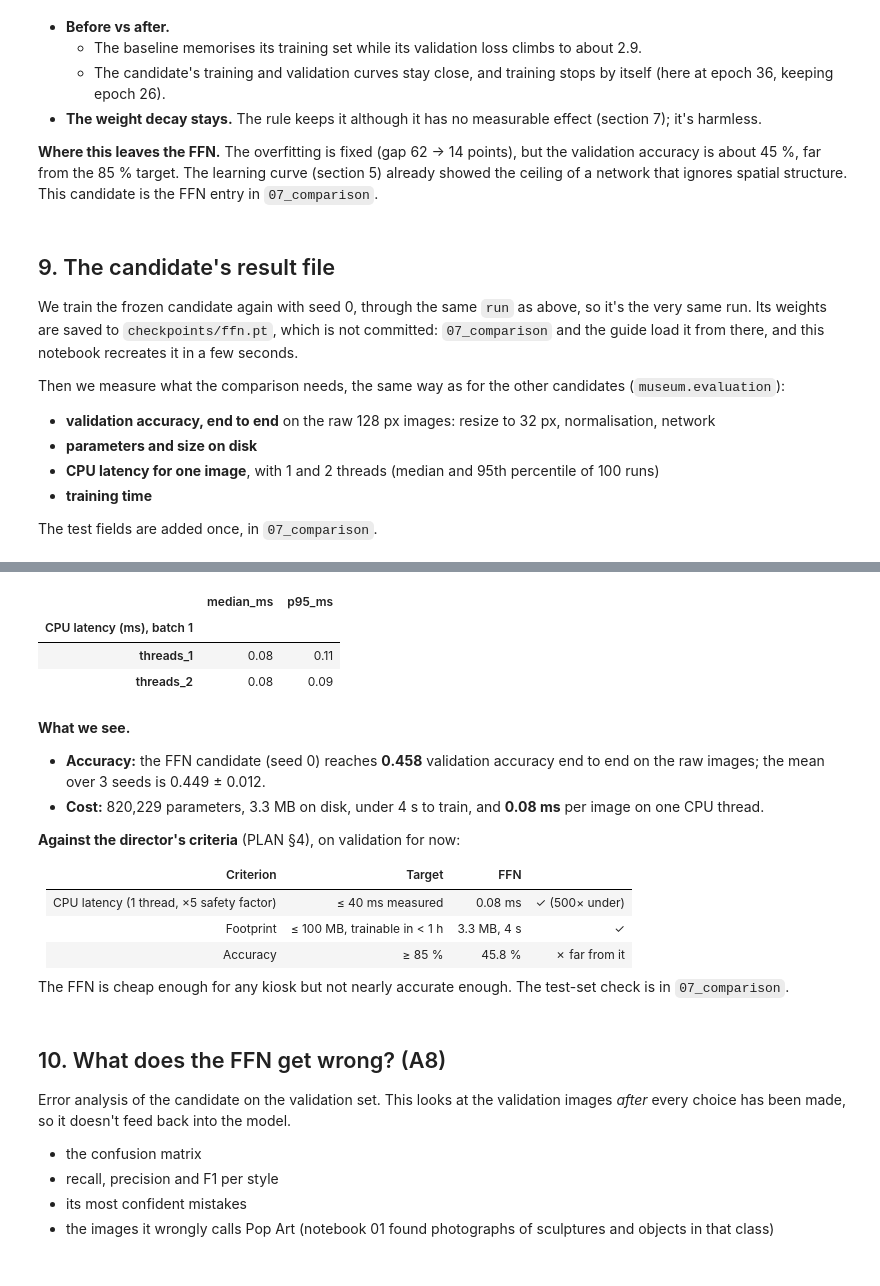
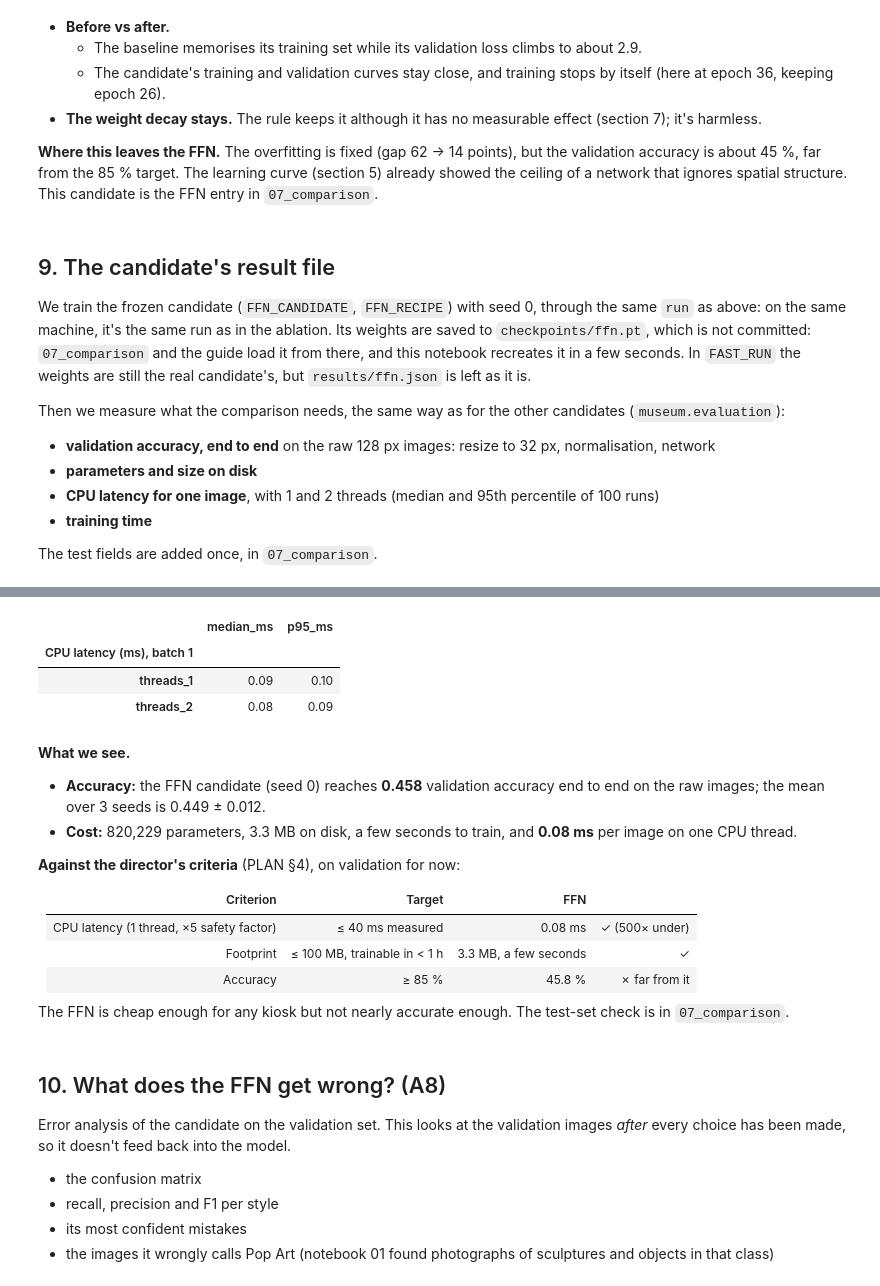
Before and after one commit to anthonyrascle43-stack/Neural-Network-Project, a Jupyter notebook: notebooks/03_diagnosis.ipynb, the cells around one changed output, grey strips where cells are left out. Drawn from its saved outputs; the diff is of its cells as text; code cells hidden in the pictures.

```diff
--- a/notebooks/03_diagnosis.ipynb
+++ b/notebooks/03_diagnosis.ipynb
@@ -461,15 +460,18 @@ print(f"chosen: {chosen} -> {chosen_config}")
 frozen = {"size": FFN_CANDIDATE["img_size"], "dropout": FFN_CANDIDATE["dropout"],
           "weight_decay": FFN_RECIPE["weight_decay"], "augment": FFN_RECIPE["augment"],
           "patience": FFN_RECIPE["patience"]}
+frozen_name = next(name for name, config in every_config.items() if config == frozen)
 assert FFN_CANDIDATE["hidden"] == HIDDEN and FFN_RECIPE["batch_size"] == BATCH_SIZE
 if FAST_RUN:
-    print("FAST_RUN: too few epochs and seeds to check the selection")
+    print("FAST_RUN: too few epochs and seeds to compare the selection with the frozen candidate")
+elif chosen == frozen_name and FFN_RECIPE["lr"] == LR and FFN_RECIPE["max_epochs"] == EPOCHS_FIX:
+    print(f"this run selects the frozen candidate ({frozen_name})")
 else:
-    assert FFN_RECIPE["lr"] == LR and FFN_RECIPE["max_epochs"] == EPOCHS_FIX
-    assert frozen == chosen_config, "update FFN_CANDIDATE / FFN_RECIPE in museum/models.py"
+    print(f"warning: this run selects {chosen} at lr {LR:g}, the frozen candidate is {frozen_name} at lr "
+          f"{FFN_RECIPE['lr']:g}. They are within noise; the frozen one is kept.")
 
 n_params = count_parameters(StyleMLP(**FFN_CANDIDATE))
-row = results.loc[chosen]
+row = results.loc[frozen_name]
 print(f"FFN candidate: {n_params:,} parameters ({4 * n_params / 1e6:.1f} MB); "
       f"val acc {row['val acc (mean)']:.3f} ± {row['val acc (std)']:.3f}, train-val gap {row['gap (mean)']:.3f}, "
       f"{row['epochs (mean)']:.0f} epochs and {row['train time (s) (mean)']:.0f} s to train")
@@ -479,7 +482,7 @@ chosen: without dropout 0.5 -> {'size': 32, 'dropout': 0.0, 'weight_decay': 0.05
 FFN candidate: 820,229 parameters (3.3 MB); val acc 0.449 ± 0.012, train-val gap 0.137, 33 epochs and 4 s to train
 # %%
 fig, axes = plt.subplots(2, 2, figsize=(12, 7), sharex=True)
-for row, (name, label) in enumerate([(list(configs)[0], "before: baseline"), (chosen, "after: FFN candidate")]):
+for row, (name, label) in enumerate([(list(configs)[0], "before: baseline"), (frozen_name, "after: FFN candidate")]):
     h = histories[name]
     epochs = range(1, len(h["train_loss"]) + 1)
     axes[row, 0].plot(epochs, h["train_loss"], label="train")
@@ -490,7 +493,7 @@ for row, (name, label) in enumerate([(list(configs)[0], "before: baseline"), (ch
     axes[row, 1].axhline(0.2, color="grey", ls=":")
     axes[row, 0].set(ylabel=label, title="loss", ylim=(0, 4.5))
     axes[row, 1].set(title="accuracy", ylim=(0, 1.02))
-    if h["best_epoch"] is not None and h["best_epoch"] < len(h["train_loss"]) and name == chosen:
+    if h["best_epoch"] is not None and h["best_epoch"] < len(h["train_loss"]) and name == frozen_name:
         for ax in axes[row]:
             ax.axvline(h["best_epoch"], color="green", ls="--", lw=1, label="kept epoch")
     for ax in axes[row]:
@@ -516,7 +519,7 @@ plt.show()
 # %% [markdown]
 ## 9. The candidate's result file
 
-We train the frozen candidate again with seed 0, through the same `run` as above, so it's the very same run. Its weights are saved to `checkpoints/ffn.pt`, which is not committed: `07_comparison` and the guide load it from there, and this notebook recreates it in a few seconds.
+We train the frozen candidate (`FFN_CANDIDATE`, `FFN_RECIPE`) with seed 0, through the same `run` as above: on the same machine, it's the same run as in the ablation. Its weights are saved to `checkpoints/ffn.pt`, which is not committed: `07_comparison` and the guide load it from there, and this notebook recreates it in a few seconds. In `FAST_RUN` the weights are still the real candidate's, but `results/ffn.json` is left as it is.
 
 Then we measure what the comparison needs, the same way as for the other candidates (`museum.evaluation`):
 - **validation accuracy, end to end** on the raw 128 px images: resize to 32 px, normalisation, network
@@ -526,38 +529,34 @@ Then we measure what the comparison needs, the same way as for the other candida
 
 The test fields are added once, in `07_comparison`.
 # %%
-# Built from the selected configuration: equal to FFN_CANDIDATE / FFN_RECIPE (checked above), except in FAST_RUN.
-model_config = {"img_size": chosen_config["size"], "hidden": HIDDEN, "dropout": chosen_config["dropout"]}
-recipe = {**FFN_RECIPE, "lr": LR, "weight_decay": chosen_config["weight_decay"], "augment": chosen_config["augment"],
-          "max_epochs": EPOCHS_FIX, "patience": chosen_config["patience"]}
-result, h, candidate = run(chosen_config, seed=0)
+result, h, candidate = run(frozen, seed=0, epochs=FFN_RECIPE["max_epochs"], lr=FFN_RECIPE["lr"])
 CKPT_DIR.mkdir(exist_ok=True)
-mean, std = norm_stats("train", model_config["img_size"])
-torch.save({"state_dict": candidate.cpu().state_dict(), "config": model_config, "recipe": recipe,
+mean, std = norm_stats("train", FFN_CANDIDATE["img_size"])
+torch.save({"state_dict": candidate.cpu().state_dict(), "config": FFN_CANDIDATE, "recipe": FFN_RECIPE,
             "mean": mean, "std": std}, CKPT_DIR / "ffn.pt")
 
 X_val, y_val = get_arrays(128, "val")
-cpu_model = StyleMLP(**model_config)
+cpu_model = StyleMLP(**FFN_CANDIDATE)
 cpu_model.load_state_dict(torch.load(CKPT_DIR / "ffn.pt")["state_dict"])
-predictor = TorchPredictor(cpu_model, model_config["img_size"], mean, std)
+predictor = TorchPredictor(cpu_model, FFN_CANDIDATE["img_size"], mean, std)
 val_pred = predictor.predict(X_val)
 val_acc = float((val_pred == y_val).mean())
 assert abs(val_acc - result["val acc"]) <= 1 / len(y_val), "end to end must match the loader pipeline"
 
-runs = 20 if FAST_RUN else 100
-latency = {f"threads_{t}": benchmark_latency(predictor, X_val[0], n_threads=t, runs=runs) for t in (1, 2)}
-row = results.loc[chosen]
-seed_std = None if np.isnan(row["val acc (std)"]) else float(row["val acc (std)"])
-path = save_result("ffn", {
-    "config": {**model_config, **recipe, "normalize": "train", "mean": mean, "std": std, "seed": 0,
-               "epochs_trained": len(h["val_acc"]), "best_epoch": h["best_epoch"],
-               "val_acc_mean_over_seeds": float(row["val acc (mean)"]), "val_acc_std_over_seeds": seed_std,
-               "seeds": SEEDS, "fast_run": FAST_RUN},
-    "val_acc": val_acc, "n_params": total_parameters(cpu_model), "size_mb": model_size_mb(CKPT_DIR / "ffn.pt"),
-    "latency_ms": latency, "train_time_s": float(sum(h["epoch_time"])),
-}, results_dir=RESULTS_DIR)
-
-print(f"wrote {path.relative_to(RESULTS_DIR.parent)}")
+latency = {f"threads_{t}": benchmark_latency(predictor, X_val[0], n_threads=t) for t in (1, 2)}
+if FAST_RUN:
+    print("FAST_RUN: results/ffn.json is not rewritten (its seed statistics would come from the quick runs)")
+else:
+    row = results.loc[frozen_name]
+    path = save_result("ffn", {
+        "config": {**FFN_CANDIDATE, **FFN_RECIPE, "normalize": "train", "mean": mean, "std": std, "seed": 0,
+                   "epochs_trained": len(h["val_acc"]), "best_epoch": h["best_epoch"],
+                   "val_acc_mean_over_seeds": float(row["val acc (mean)"]),
+                   "val_acc_std_over_seeds": float(row["val acc (std)"]), "seeds": SEEDS},
+        "val_acc": val_acc, "n_params": total_parameters(cpu_model), "size_mb": model_size_mb(CKPT_DIR / "ffn.pt"),
+        "latency_ms": latency, "train_time_s": float(sum(h["epoch_time"])),
+    }, results_dir=RESULTS_DIR)
+    print(f"wrote {path.relative_to(RESULTS_DIR.parent)}")
 print(f"val acc (seed 0, end to end): {val_acc:.3f} | {total_parameters(cpu_model):,} parameters, "
       f"{model_size_mb(CKPT_DIR / 'ffn.pt'):.2f} MB | trained in {sum(h['epoch_time']):.1f} s, "
       f"{len(h['val_acc'])} epochs (kept epoch {h['best_epoch']})")
@@ -568,18 +567,18 @@ val acc (seed 0, end to end): 0.458 | 820,229 parameters, 3.28 MB | trained in 5
 |  | median_ms | p95_ms |
 | CPU latency (ms), batch 1 |  |  |
-| threads_1 | 0.08 | 0.11 |
+| threads_1 | 0.09 | 0.10 |
 | threads_2 | 0.08 | 0.09 |
 # %% [markdown]
 **What we see.**
 - **Accuracy:** the FFN candidate (seed 0) reaches **0.458** validation accuracy end to end on the raw images; the mean over 3 seeds is 0.449 ± 0.012.
-- **Cost:** 820,229 parameters, 3.3 MB on disk, under 4 s to train, and **0.08 ms** per image on one CPU thread.
+- **Cost:** 820,229 parameters, 3.3 MB on disk, a few seconds to train, and **0.08 ms** per image on one CPU thread.
 
 **Against the director's criteria** (PLAN §4), on validation for now:
 
 | Criterion | Target | FFN | |
 |---|---|---|---|
 | CPU latency (1 thread, ×5 safety factor) | ≤ 40 ms measured | 0.08 ms | ✓ (500× under) |
-| Footprint | ≤ 100 MB, trainable in < 1 h | 3.3 MB, 4 s | ✓ |
+| Footprint | ≤ 100 MB, trainable in < 1 h | 3.3 MB, a few seconds | ✓ |
 | Accuracy | ≥ 85 % | 45.8 % | ✗ far from it |
 
 The FFN is cheap enough for any kiosk but not nearly accurate enough. The test-set check is in `07_comparison`.
```
Also changed, not shown: parts of 6 cells of this notebook, 1 other file.
